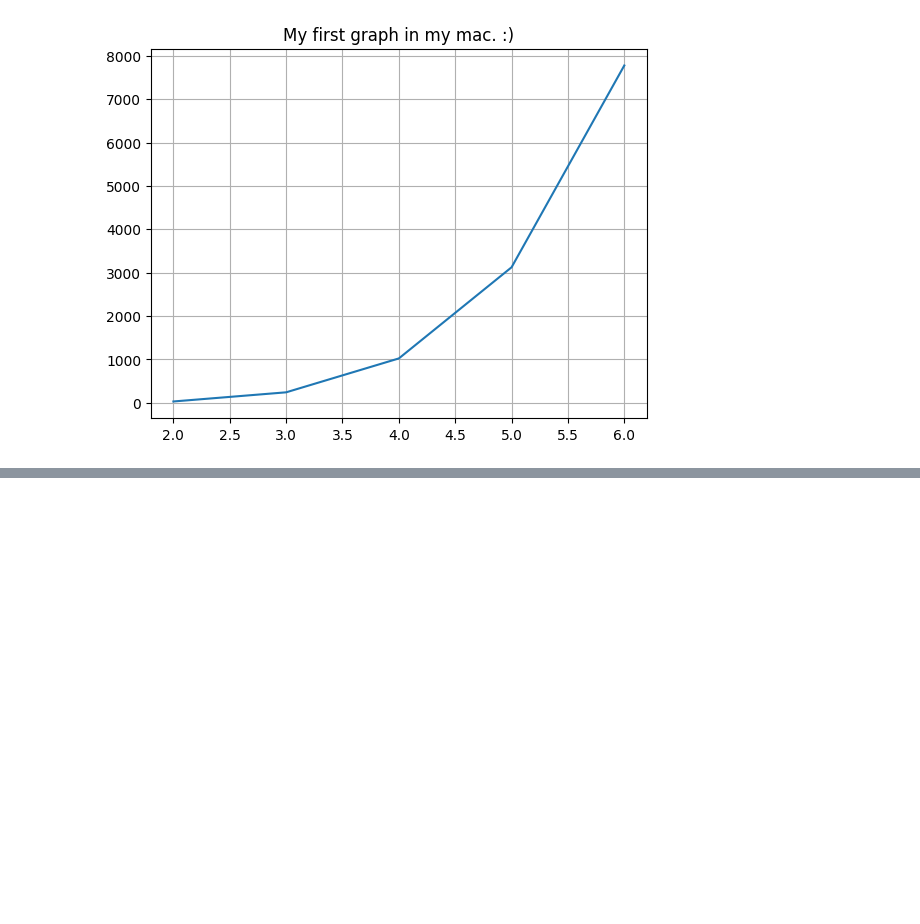
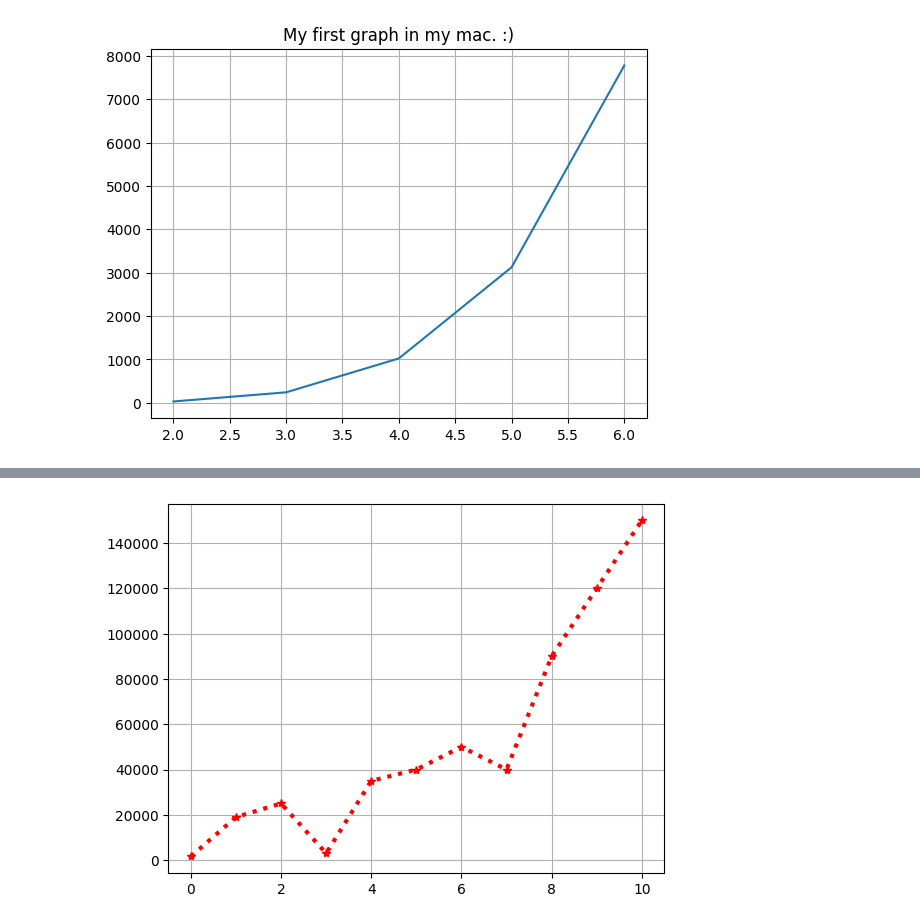
Before and after one commit to Shubham-Jana-Dev/Ardent-ML-learning-with-python-2026, a Jupyter notebook: Mar-02-2026/matplot.ipynb, the cells around one changed output, grey strips where cells are left out. Cells and saved outputs as stored; diff of their text form; code cells hidden in the pictures; blank space fills up the shorter version.

Commit message:
feat: learned about diffrent types of ploting, marker, linestyle, linewidth and about categorical columns

```diff
--- a/Mar-02-2026/matplot.ipynb
+++ b/Mar-02-2026/matplot.ipynb
@@ -39,0 +44,7 @@ df.head()
+# %%
+# line plot:
+plt.plot(df['salary'],color = 'red', marker = '*', linestyle = ":", linewidth = '3')
+plt.grid()
+plt.show()
+# %% [output]
+[figure, added]
```
Also changed, not shown: parts of 16 cells of this notebook.
